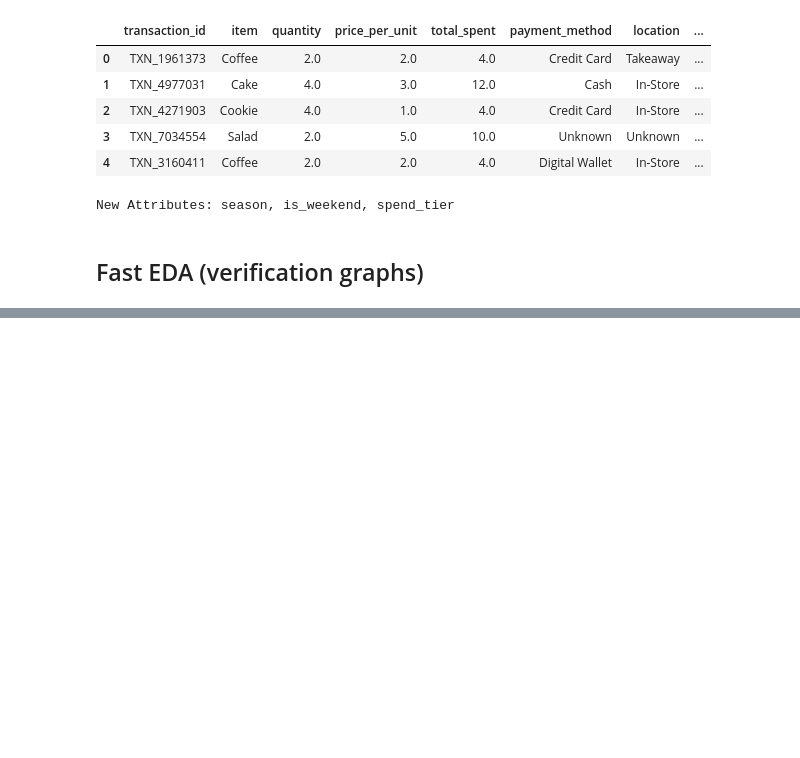
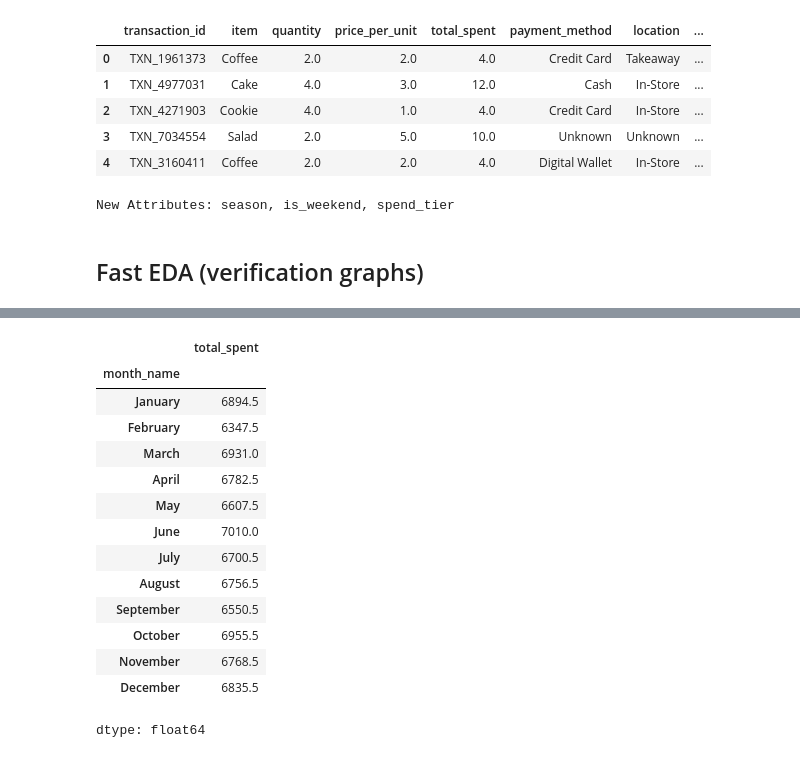
Before and after one commit to NatalieAleksandrova2026/Analysis_Cafe_Sales, a Jupyter notebook: EDA_Cafe_Sales.ipynb, the cells around one changed output, grey strips where cells are left out. Cells and saved outputs as stored; diff of their text form; code cells hidden in the pictures; blank space fills up the shorter version.

```diff
--- a/EDA_Cafe_Sales.ipynb
+++ b/EDA_Cafe_Sales.ipynb
@@ -627,0 +669,19 @@ df['item'].value_counts().plot.barh();
+# %%
+df.groupby('month_name')['total_spent'].sum().reindex(
+    [m for m in month_order if m in df['month_name'].unique()])
+# %% [output]
+|  | total_spent |
+| month_name |  |
+| January | 6894.5 |
+| February | 6347.5 |
+| March | 6931.0 |
+| April | 6782.5 |
+| May | 6607.5 |
+| June | 7010.0 |
+| July | 6700.5 |
+| August | 6756.5 |
+| September | 6550.5 |
+| October | 6955.5 |
+| November | 6768.5 |
+| December | 6835.5 |
+dtype: float64
```
Also changed, not shown: parts of 14 cells of this notebook.
